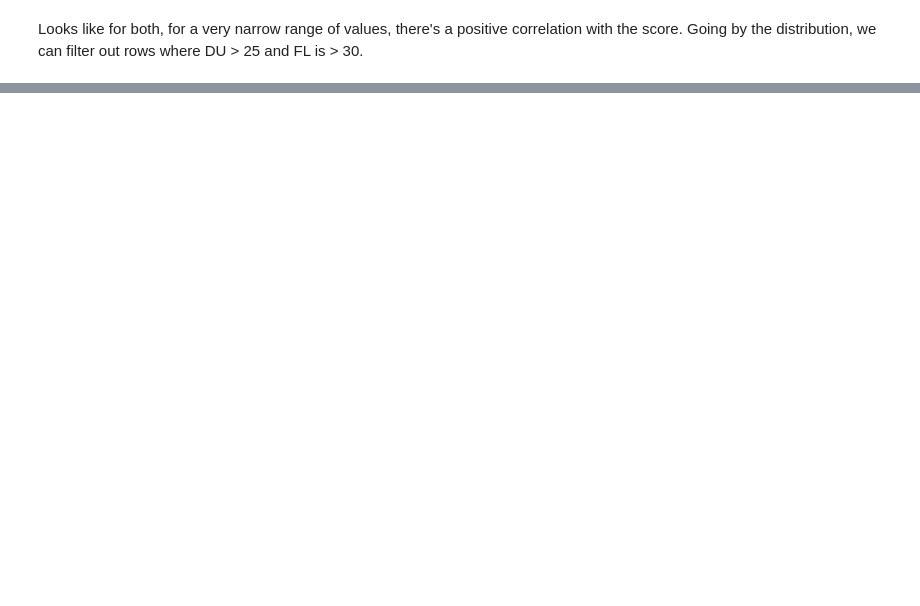
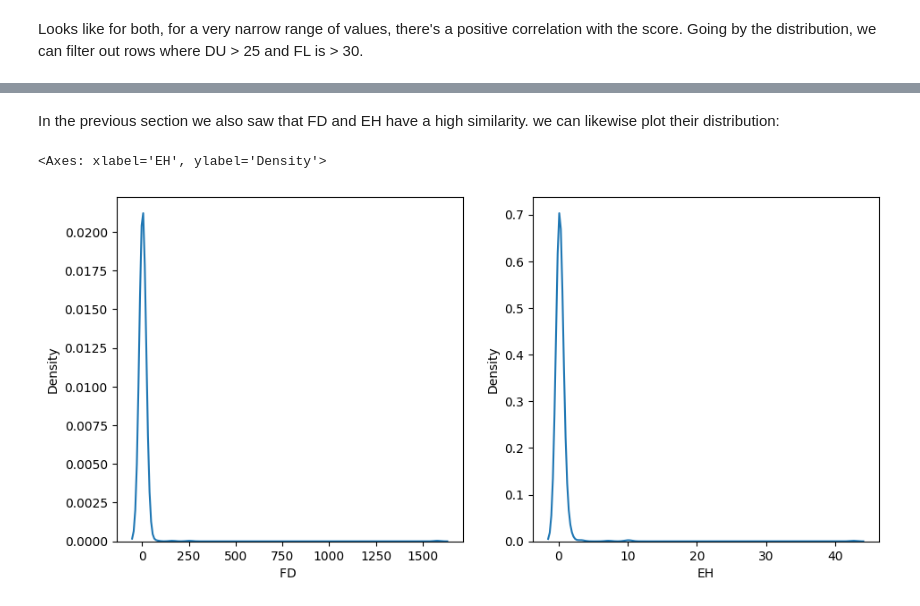
Before and after one commit to programmer-ke/icr-age-related-kaggle-competition, a Jupyter notebook: notebooks/random-forest-explorations.ipynb, the cells around one changed output, grey strips where cells are left out. Saved outputs shown, nothing was run; the diff lists cells and outputs as text; code cells hidden in the pictures; blank space fills up the shorter version.

```diff
--- a/notebooks/random-forest-explorations.ipynb
+++ b/notebooks/random-forest-explorations.ipynb
@@ -455,0 +482,9 @@ PartialDependenceDisplay.from_estimator(rf, xs_filtered, ["DU", "FL"], ax=ax)
+# %% [markdown]
+In the previous section we also saw that FD and EH have a high similarity. we can likewise plot their distribution:
+# %%
+fig, (ax1, ax2) = plt.subplots(nrows=1, ncols=2, figsize=(11, 5))
+sns.kdeplot(data=full_xs, x="FD ", ax=ax1)
+sns.kdeplot(data=full_xs, x="EH", ax=ax2)
+# %% [output]
+<Axes: xlabel='EH', ylabel='Density'>
+[figure, added]
```
Also changed, not shown: parts of 34 cells of this notebook.
